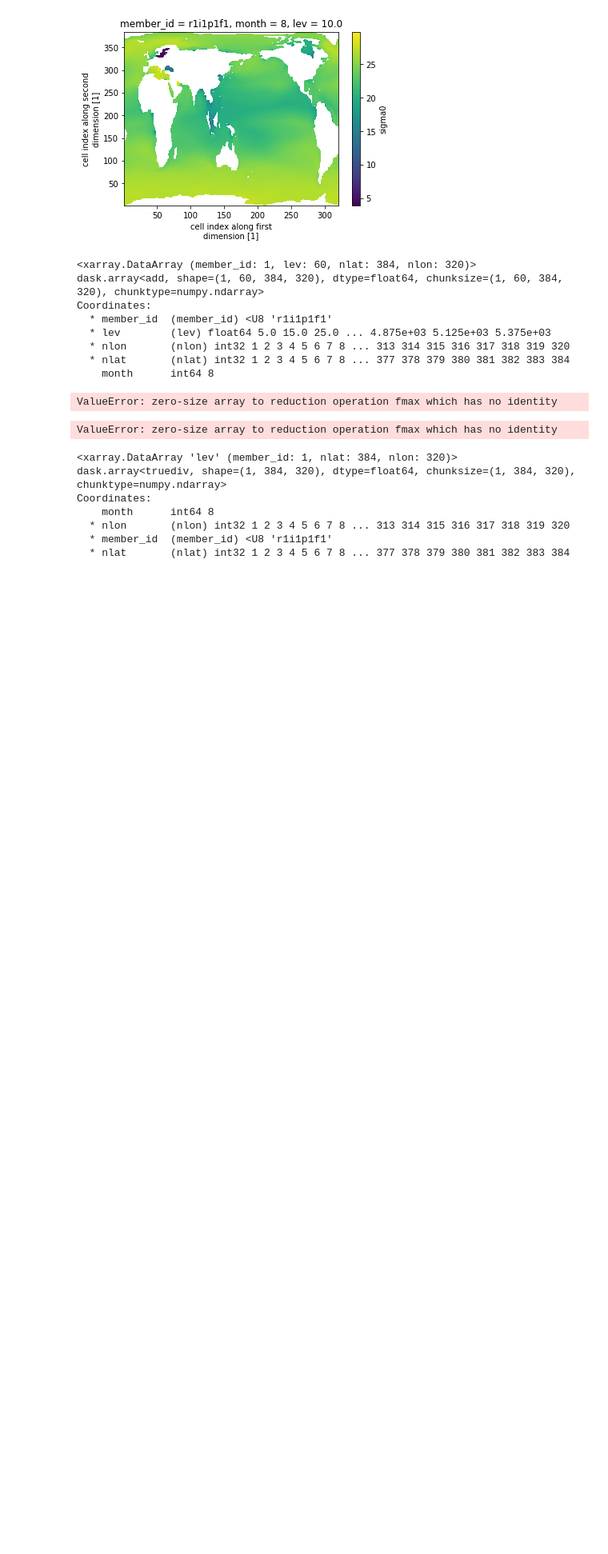
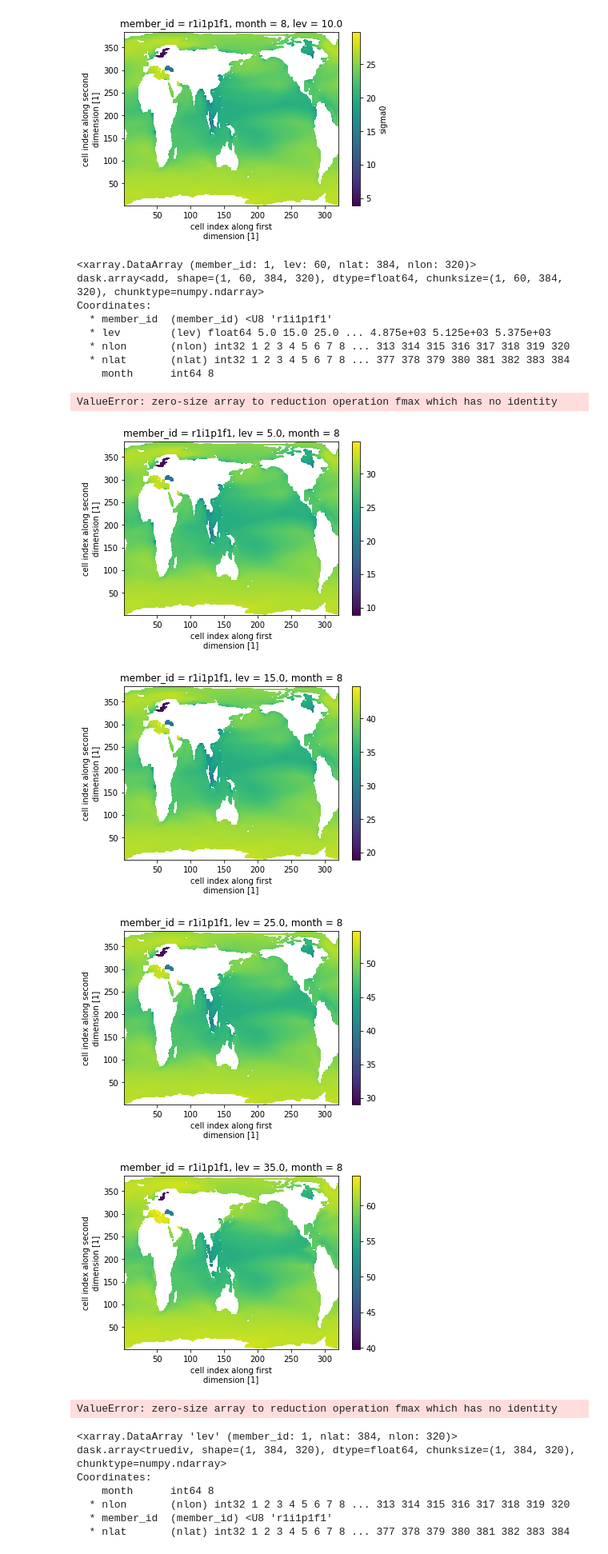
Before and after one commit to s-ragen/cmip6hack-so-project, a Jupyter notebook: notebooks/mld.ipynb, the cells around one changed output. Shown at 80% size. Saved outputs shown, nothing was run; the diff lists cells and outputs as text; code cells hidden in the pictures; blank space fills up the shorter version.

```diff
--- a/notebooks/mld.ipynb
+++ b/notebooks/mld.ipynb
@@ -167,3 +166,11 @@ test.isel(lev=-4).plot()
+# %%
+for x in range(0,60):
+    test.isel(lev=x).plot();plt.show();plt.close()
+# %% [output]
+[figure, added]
+[figure, added]
+[figure, added]
+[figure, added]
 # %%
 bottom_depth = dset_dict[i].lev.where(test == test.max(['lev'])).max(['lev'])
 # bottom_temp = ds.thetao.where(temp==temp.max(['lev'])).max(['lev'])
```
Also changed, not shown: parts of 2 cells of this notebook, 1 other file.
